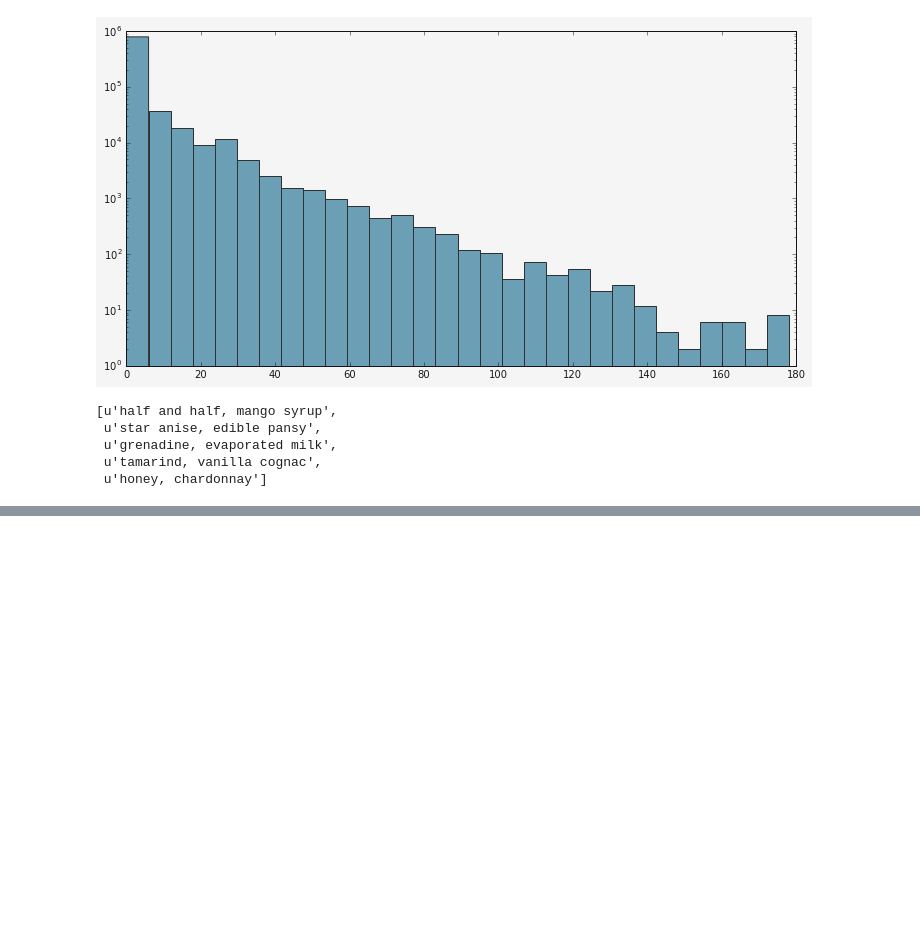
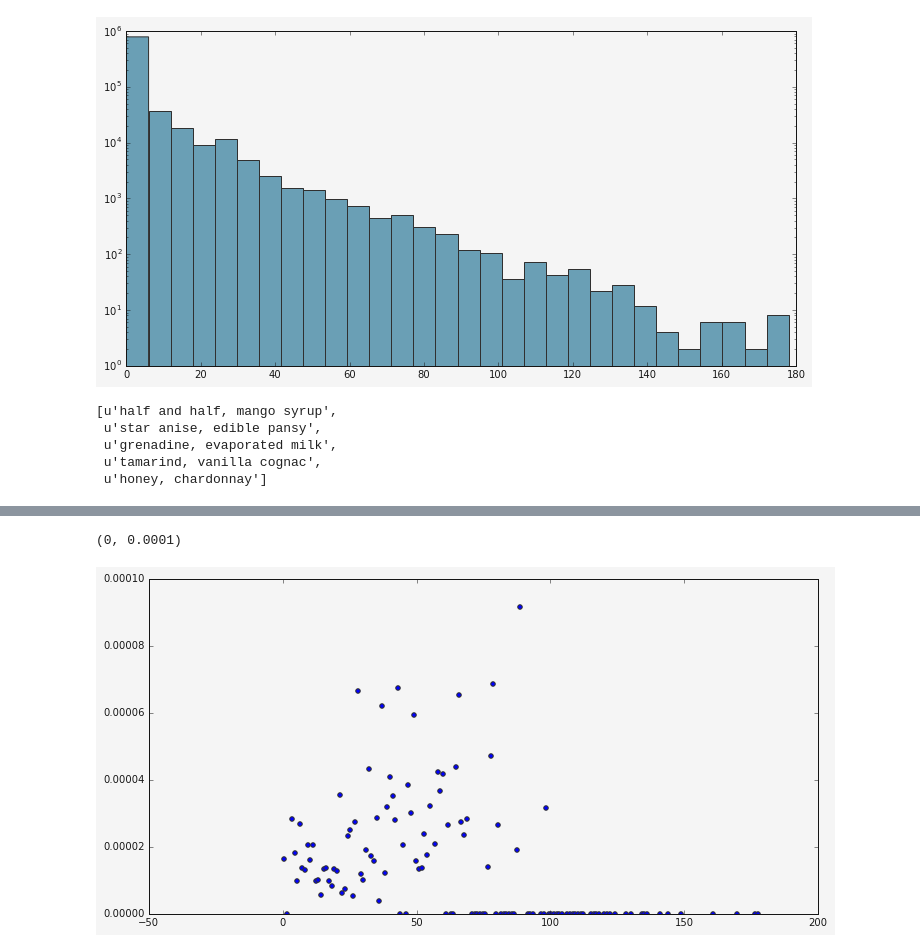
Before and after one commit to drschwenk/mixedCompany, a Jupyter notebook: null_model_test.ipynb, the cells around one changed output, grey strips where cells are left out. Saved outputs shown, nothing was run; the diff lists cells and outputs as text; code cells hidden in the pictures; blank space fills up the shorter version.

```diff
--- a/null_model_test.ipynb
+++ b/null_model_test.ipynb
@@ -80,0 +171,8 @@ avg_random.keys()[:5]
+# %%
+def compute_bin_center(bin_id):
+    b_center = bin_id.split('(')[1].split(', ')
+    b_center = ((float(b_center[0]) + float(b_center[1].split(']')[0])))/2
+    return b_center
+# %%
+bd = {compute_bin_center(k):v for k,v in bin_fracts.iteritems()}
+ordered_bins = sorted(bd.items(), key=lambda t: t[0])
@@ -80,0 +192,8 @@ avg_random.keys()[:5]
+# %%
+xns = [i[0] for i in ordered_bins]
+yb = [i[1] for i in ordered_bins]
+plt.scatter(xns, yb)
+plt.ylim((0, 1*10**(-4)))
+# %% [output]
+(0, 0.0001)
+[figure, added]
```
Also changed, not shown: parts of 15 cells of this notebook.
